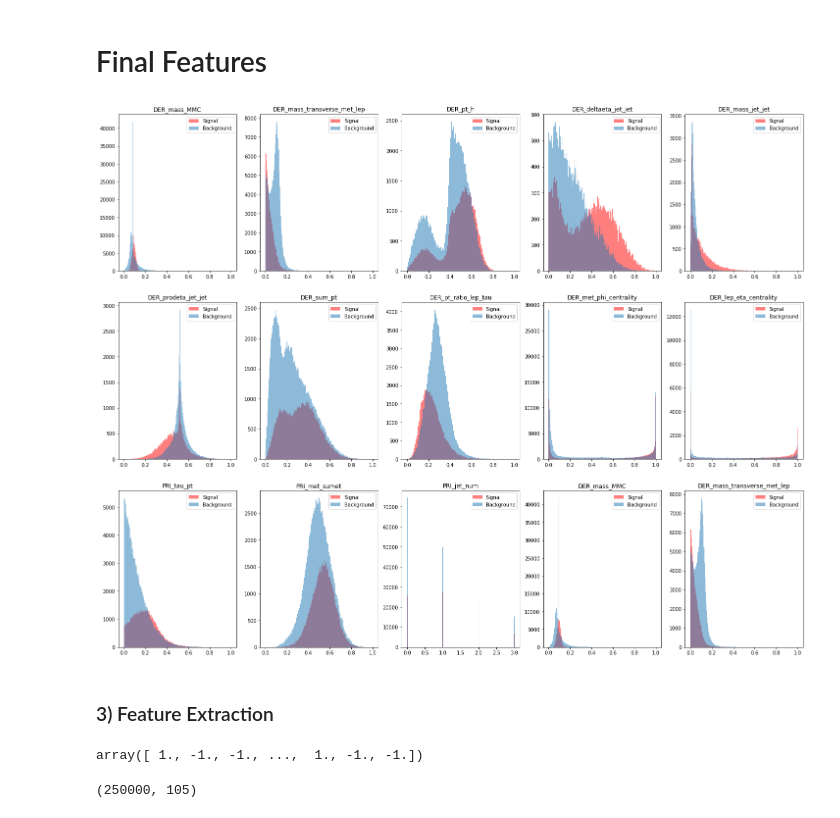
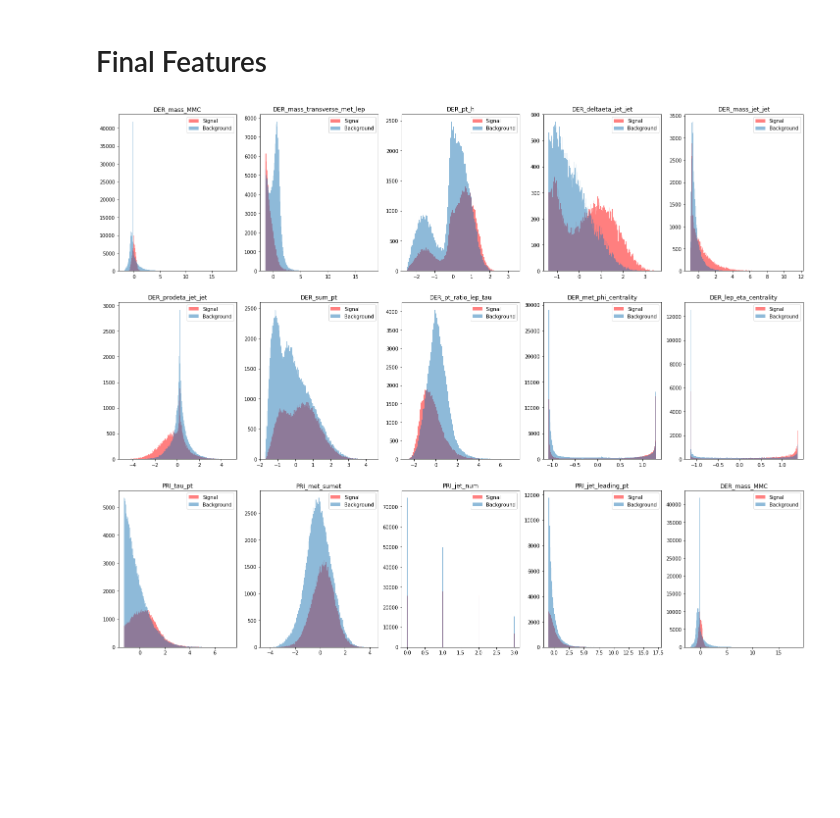
Before and after one commit to canaltinigne/EPFL-ML-Project_1, a Jupyter notebook: code/Feature_Engineering.ipynb, the cells around one changed output. Saved outputs shown, nothing was run; the diff lists cells and outputs as text; code cells hidden in the pictures; blank space fills up the shorter version.

Commit message:
Least Squares & Ridge Reg & Logistic finished

```diff
--- a/code/Feature_Engineering.ipynb
+++ b/code/Feature_Engineering.ipynb
@@ -497,0 +485,4 @@ array([ 0,  1,  3,  4,  5,  6,  9, 10, 11, 12, 13, 21, 22])
+# %%
+selected_features = np.array([1,3,9,10,11,13,21,22,23])
+selected_features = np.sort(np.append(selected_features, [0,4,5,6,12]))
+print(selected_features)
@@ -508,5 +501,5 @@ for i in range(3):
         axs[i, j].set_title(columns[selected_features[counter]])
         axs[i,j].legend()
         counter += 1
-        counter = counter % 13
+        counter = counter % 14
 # %% [output]
@@ -529,3 +522,17 @@ for i in log_transformed_columns:
 X_train.shape
 # %% [output]
 (250000, 30)
+# %%
+fig, axs = plt.subplots(3, 5, figsize=(25,20))
+counter = 0
+# We can set the number of bins with the `bins` kwarg
+for i in range(3):
+    for j in range(5):
+        axs[i,j].hist(np.array([x for j,x in enumerate(X_train[:,selected_features[counter]]) if (y_train[j] == 1) and x != -999 ]),
+                      bins=200, alpha=0.5, color='red', label='Signal')
+        axs[i,j].hist(np.array([x for j,x in enumerate(X_train[:,selected_features[counter]]) if (y_train[j] == 0) and x != -999]),
+                      bins=200, alpha=0.5, label = 'Background')
+        axs[i, j].set_title(columns[selected_features[counter]])
+        axs[i,j].legend()
+        counter += 1
+        counter = counter % 14
@@ -541,7 +552,7 @@ X_train.shape
 # %%
-for i in range(X_train.shape[1]-1):
+for i in [x for x in range(X_train.shape[1]) if x != 12]:
     col_val = X_train[np.where(X_train[:,i] != -999), i]
-    X_train[np.where(X_train[:,i] != -999), i] = (col_val - np.min(col_val)) / (np.max(col_val) - np.min(col_val))
+    X_train[np.where(X_train[:,i] != -999), i] = (col_val - np.mean(col_val)) / (np.std(col_val))
 
 print(X_train.shape)
 print(X_train.min())
@@ -564,19 +575,19 @@ sum(X_train[:,0] == -999)
 # %%
 fig, axs = plt.subplots(3, 5, figsize=(25,20))
 counter = 0
 # We can set the number of bins with the `bins` kwarg
 for i in range(3):
     for j in range(5):
         axs[i,j].hist(np.array([x for j,x in enumerate(X_train[:,counter]) if (y_train[j] == 1) and x != -999]),
                       bins=200, alpha=0.5, color='red', label='Signal')
         axs[i,j].hist(np.array([x for j,x in enumerate(X_train[:,counter]) if (y_train[j] == 0) and x != -999]),
                       bins=200, alpha=0.5, label = 'Background')
         axs[i, j].set_title(columns[selected_features[counter]])
         axs[i,j].legend()
         counter += 1
-        counter = counter % 13
+        counter = counter % 14
 # %% [output]
-[figure, old version]
+[figure, new version]
 # %%
 train_y = y_train.copy()
 y_train[y_train == 0] = -1
@@ -584,41 +595,3 @@ y_train[y_train == 0] = -1
 np.save("X_train", X_train)
 np.save("y_train_10", train_y)
 np.save("y_train_1-1", y_train)
-# %% [markdown]
-### 3) Feature Extraction
-# %%
-from implementations import ridge_regression
-from proj1_helpers import predict_labels
-from proj1_helpers import create_csv_submission
-
-# In order to use least squares model, 0 label is transformed to -1
-train_y = y_train.copy()
-train_y[train_y == 0] = -1
-train_y
-# %% [output]
-array([ 1., -1., -1., ...,  1., -1., -1.])
-# %%
-col_names = []
-which_columns = []
-
-
-squared_feat = np.zeros(train_X.shape[0]).reshape(train_X.shape[0], -1)
-j = 1
-
-for x, i in enumerate(selected_features):
-    for z in range(j, len(selected_features)):
-        added_column = train_X[:,x] * train_X[:,z]
-
-        added_column[np.where(X_train[:,i] == -999)] = -999
-        added_column[np.where(X_train[:,selected_features[z]] == -999)] = -999
-
-        squared_feat = np.column_stack((squared_feat,added_column))
-        which_columns.append((i, selected_features[z]))
-
-        col_names.append(columns[i] + '  *  ' + columns[selected_features[z]])
-    j+=1
-
-squared_feat = np.delete(squared_feat,0,1)
-squared_feat.shape
-# %% [output]
-(250000, 105)
```
Also changed, not shown: parts of 55 cells of this notebook, 11 other files.
